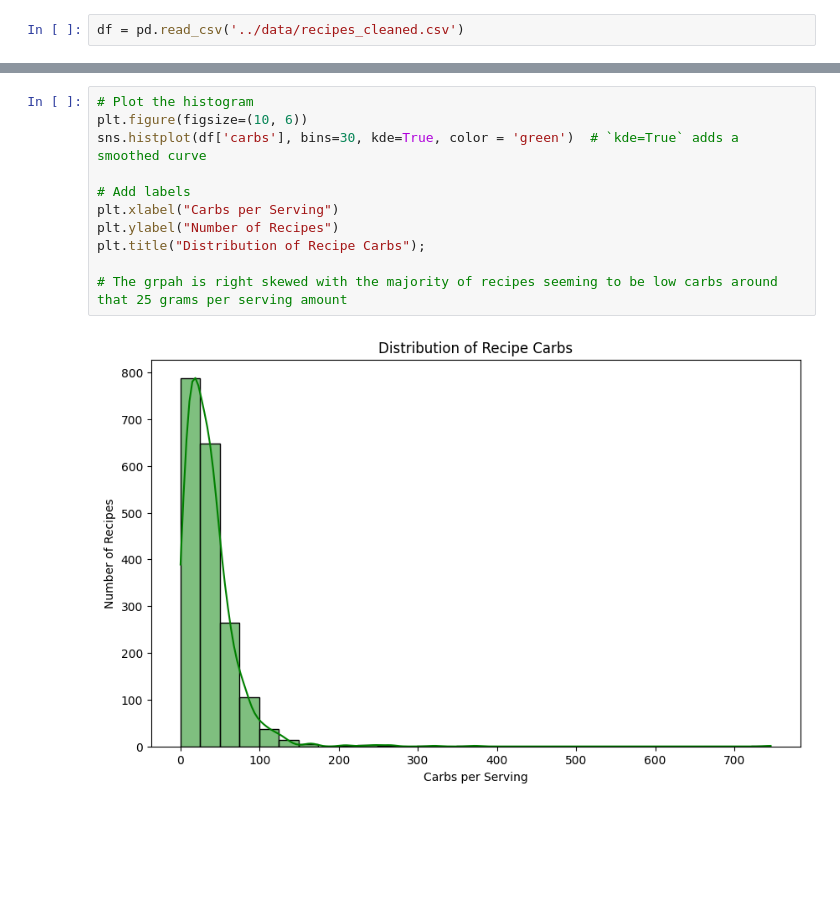
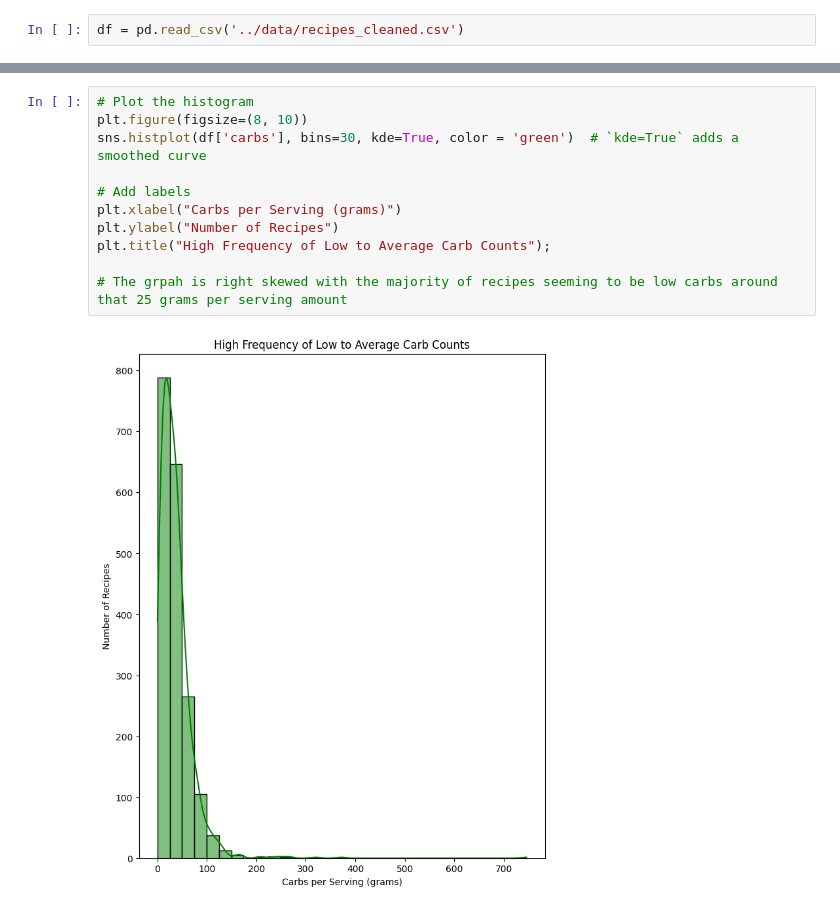
Before and after one commit to rcortellessa11/dsb-210-capstone, a Jupyter notebook: code/technical_report.ipynb, the cells around one changed output, grey strips where cells are left out. Drawn from its saved outputs; the diff is of its cells as text; blank space fills up the shorter version.

```diff
--- a/code/technical_report.ipynb
+++ b/code/technical_report.ipynb
@@ -121,16 +121,16 @@ plt.title("Distribution of Fats");
 # %%
 # Plot the histogram
-plt.figure(figsize=(10, 6))
+plt.figure(figsize=(8, 10))
 sns.histplot(df['carbs'], bins=30, kde=True, color = 'green')  # `kde=True` adds a smoothed curve
 
 # Add labels
-plt.xlabel("Carbs per Serving")
+plt.xlabel("Carbs per Serving (grams)")
 plt.ylabel("Number of Recipes")
-plt.title("Distribution of Recipe Carbs");
+plt.title("High Frequency of Low to Average Carb Counts");
 
 # The grpah is right skewed with the majority of recipes seeming to be low carbs around that 25 grams per serving amount
 # %% [output]
-[figure, old version]
+[figure, new version]
 # %%
 # Plot the histogram
 plt.figure(figsize=(12, 6))
```
Also changed, not shown: parts of 4 cells of this notebook, 19 other files.
